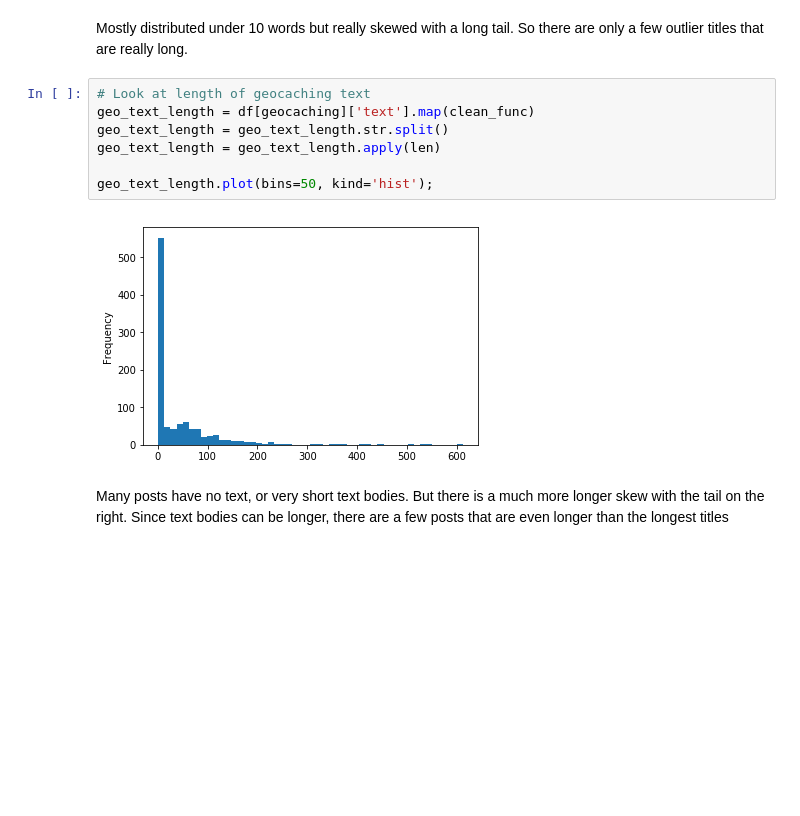
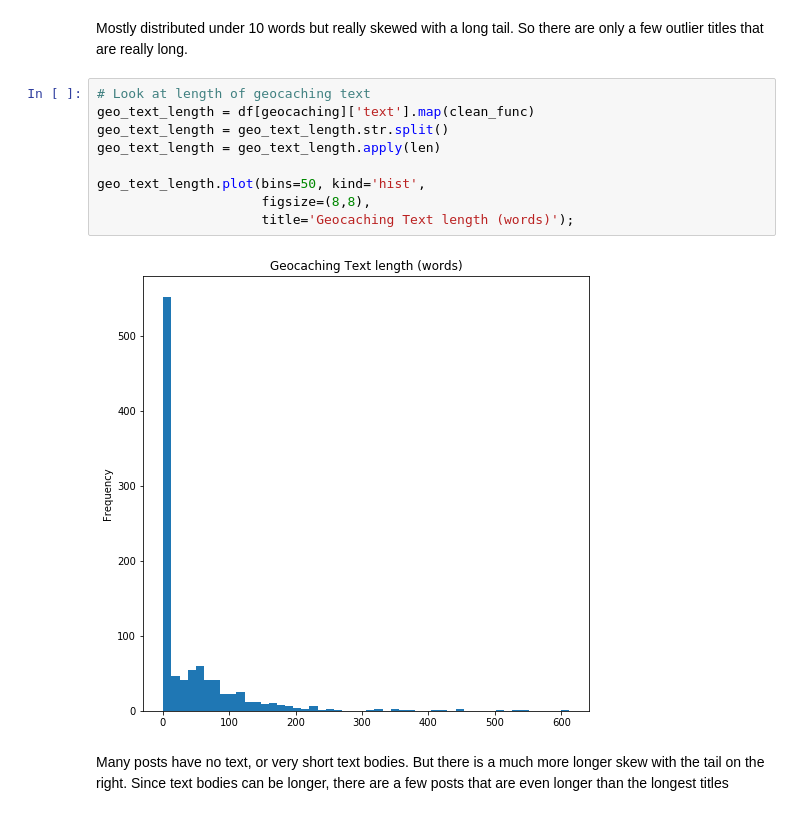
Before and after one commit to nmlook/GA_Project-3_NLP, a Jupyter notebook: Project 3 Modeling.ipynb, the cells around one changed output. Drawn from its saved outputs; the diff is of its cells as text; blank space fills up the shorter version.

```diff
--- a/Project 3 Modeling.ipynb
+++ b/Project 3 Modeling.ipynb
@@ -271,12 +274,14 @@ Mostly distributed under 10 words but really skewed with a long tail. So there a
 # %%
 # Look at length of geocaching text
 geo_text_length = df[geocaching]['text'].map(clean_func)
 geo_text_length = geo_text_length.str.split()
 geo_text_length = geo_text_length.apply(len)
 
-geo_text_length.plot(bins=50, kind='hist');
+geo_text_length.plot(bins=50, kind='hist',
+                     figsize=(8,8),
+                     title='Geocaching Text length (words)');
 # %% [output]
-[figure, old version]
+[figure, new version]
 # %% [markdown]
 Many posts have no text, or very short text bodies. But there is a much more longer skew with the tail on the right. Since text bodies can be longer, there are a few posts that are even longer than the longest titles
 # %%
```
Also changed, not shown: parts of 72 cells of this notebook, 5 other files.
